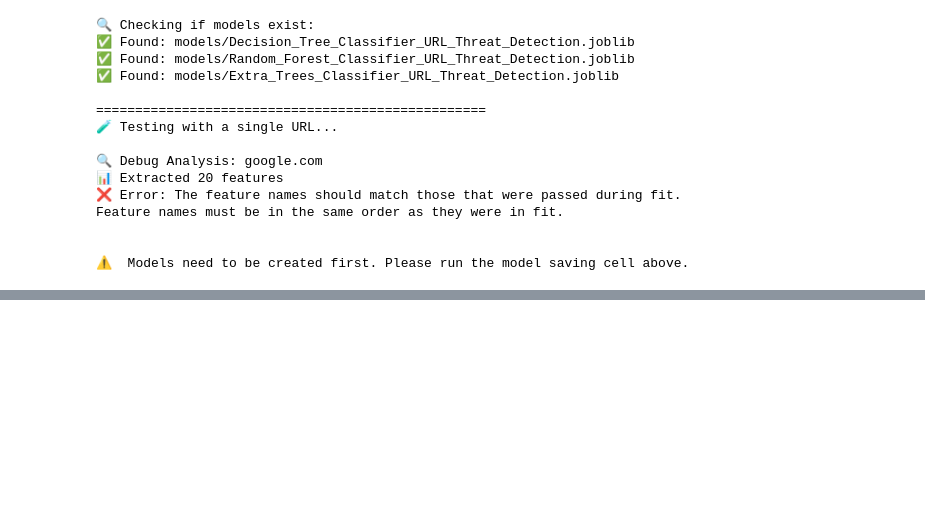
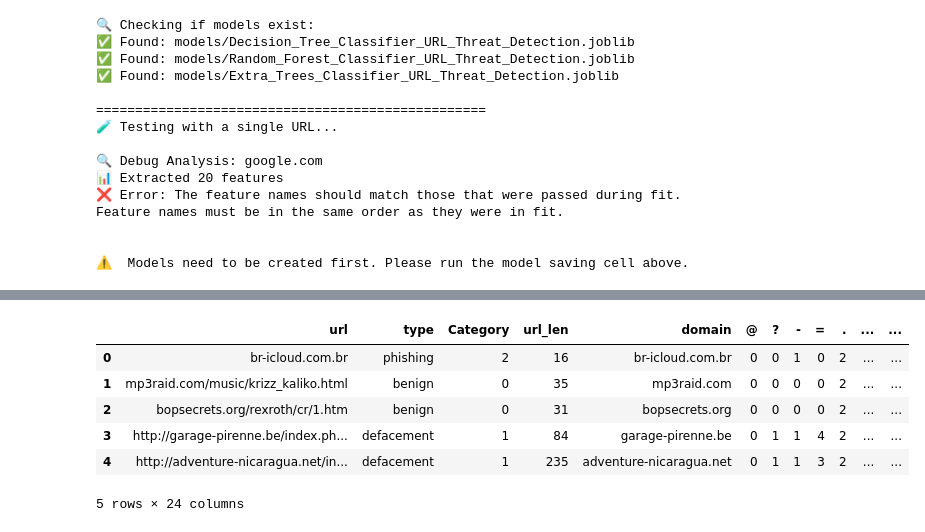
Before and after one commit to Sayeeram05/Backed-Development, a Jupyter notebook: Django/Project/CyberX/Services/URL threat scanning/Main.ipynb, the cells around one changed output, grey strips where cells are left out. Cells and saved outputs as stored; diff of their text form; code cells hidden in the pictures; blank space fills up the shorter version.

```diff
--- a/Django/Project/CyberX/Services/URL threat scanning/Main.ipynb
+++ b/Django/Project/CyberX/Services/URL threat scanning/Main.ipynb
@@ -817,3 +820,13 @@ for test_url in test_urls:
 \n⚠️  THREAT DETECTED: Malware
 🚫 Recommendation: Block this URL
 \n============================================================\n
+# %%
+data.head()
+# %% [output]
+|  | url | type | Category | url_len | domain | @ | ? | - | = | . | ... | ... |
+| 0 | br-icloud.com.br | phishing | 2 | 16 | br-icloud.com.br | 0 | 0 | 1 | 0 | 2 | ... | ... |
+| 1 | mp3raid.com/music/krizz_kaliko.html | benign | 0 | 35 | mp3raid.com | 0 | 0 | 0 | 0 | 2 | ... | ... |
+| 2 | bopsecrets.org/rexroth/cr/1.htm | benign | 0 | 31 | bopsecrets.org | 0 | 0 | 0 | 0 | 2 | ... | ... |
+| 3 | http://garage-pirenne.be/index.ph... | defacement | 1 | 84 | garage-pirenne.be | 0 | 1 | 1 | 4 | 2 | ... | ... |
+| 4 | http://adventure-nicaragua.net/in... | defacement | 1 | 235 | adventure-nicaragua.net | 0 | 1 | 1 | 3 | 2 | ... | ... |
+5 rows × 24 columns
```
Also changed, not shown: parts of 7 cells of this notebook, 33 other files.
